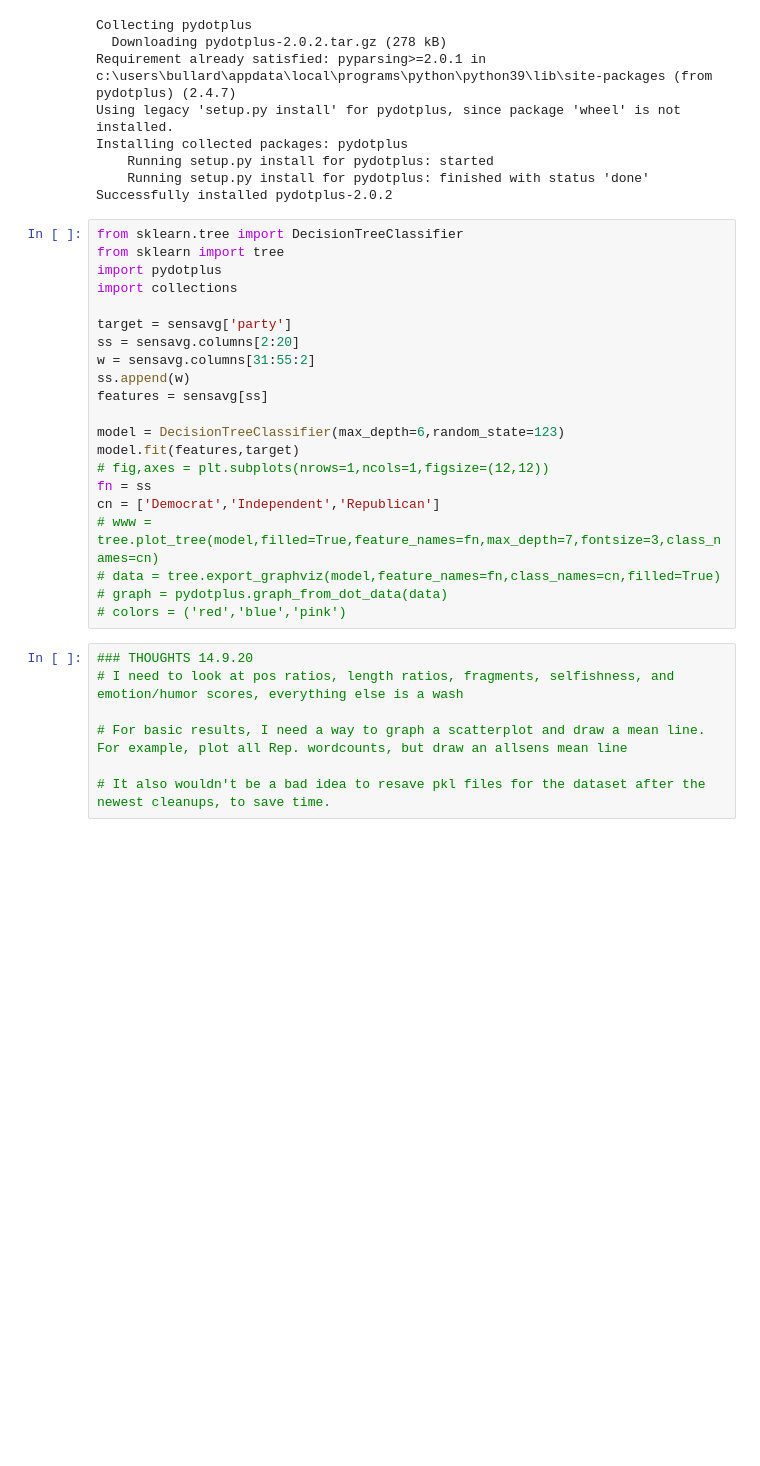
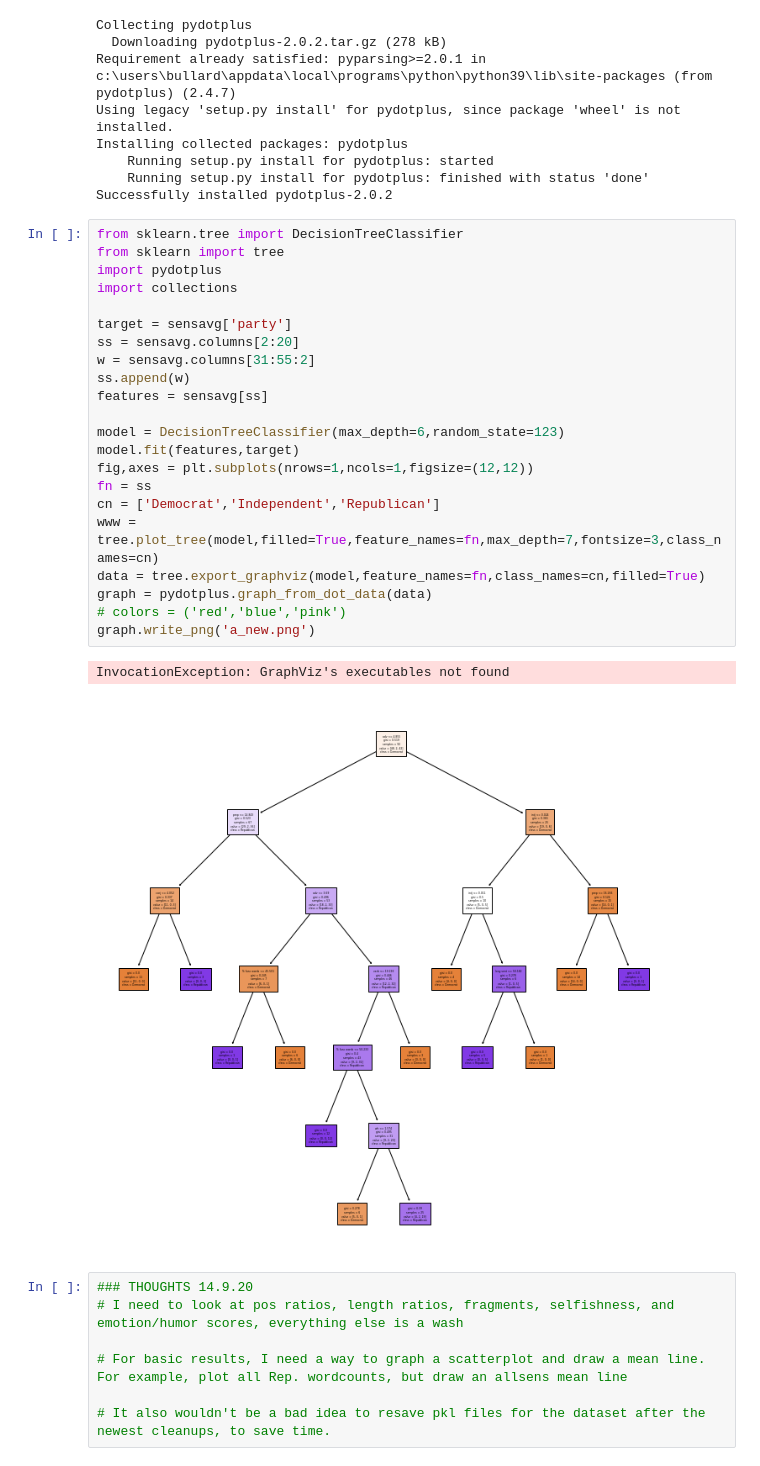
Before and after one commit to ancepsinfans/speeches, a Jupyter notebook: Senators.ipynb, the cells around one changed output. Cells and saved outputs as stored; diff of their text form; blank space fills up the shorter version.

```diff
--- a/Senators.ipynb
+++ b/Senators.ipynb
@@ -207,24 +207,28 @@ Successfully installed pydotplus-2.0.2
 # %%
 from sklearn.tree import DecisionTreeClassifier
 from sklearn import tree
 import pydotplus
 import collections
 
 target = sensavg['party']
 ss = sensavg.columns[2:20]
 w = sensavg.columns[31:55:2]
 ss.append(w)
 features = sensavg[ss]
 
 model = DecisionTreeClassifier(max_depth=6,random_state=123)
 model.fit(features,target)
-# fig,axes = plt.subplots(nrows=1,ncols=1,figsize=(12,12))
+fig,axes = plt.subplots(nrows=1,ncols=1,figsize=(12,12))
 fn = ss
 cn = ['Democrat','Independent','Republican']
-# www = tree.plot_tree(model,filled=True,feature_names=fn,max_depth=7,fontsize=3,class_names=cn)
-# data = tree.export_graphviz(model,feature_names=fn,class_names=cn,filled=True)
-# graph = pydotplus.graph_from_dot_data(data)
+www = tree.plot_tree(model,filled=True,feature_names=fn,max_depth=7,fontsize=3,class_names=cn)
+data = tree.export_graphviz(model,feature_names=fn,class_names=cn,filled=True)
+graph = pydotplus.graph_from_dot_data(data)
 # colors = ('red','blue','pink')
+graph.write_png('a_new.png')
+# %% [output]
+InvocationException: GraphViz's executables not found
+[figure, added]
 # %%
 ### THOUGHTS 14.9.20
 # I need to look at pos ratios, length ratios, fragments, selfishness, and emotion/humor scores, everything else is a wash
```
Also changed, not shown: parts of 6 cells of this notebook, 6 other files.
